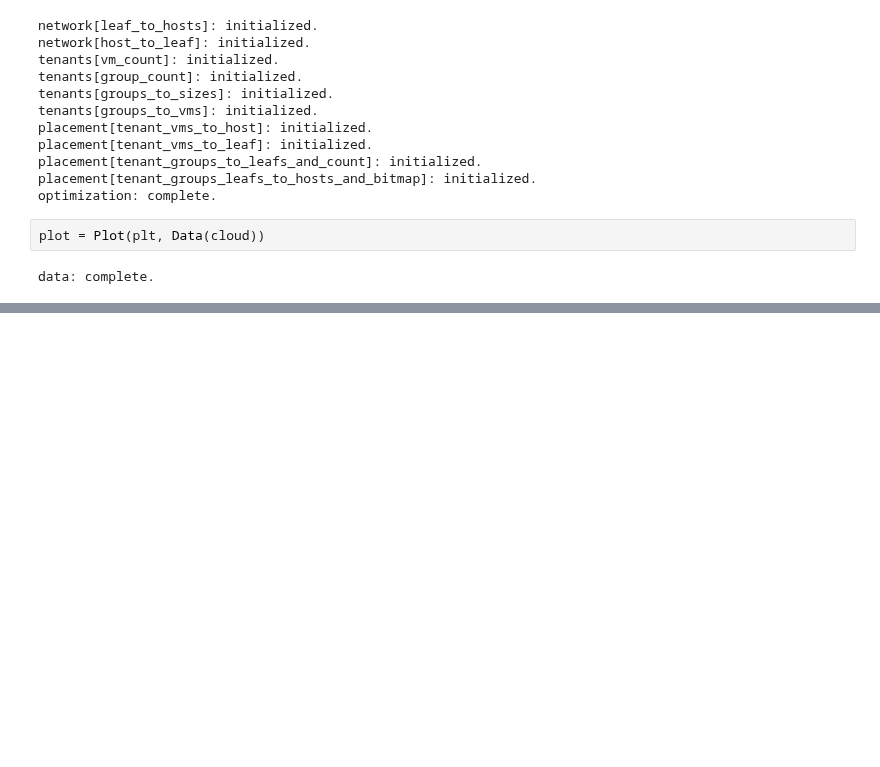
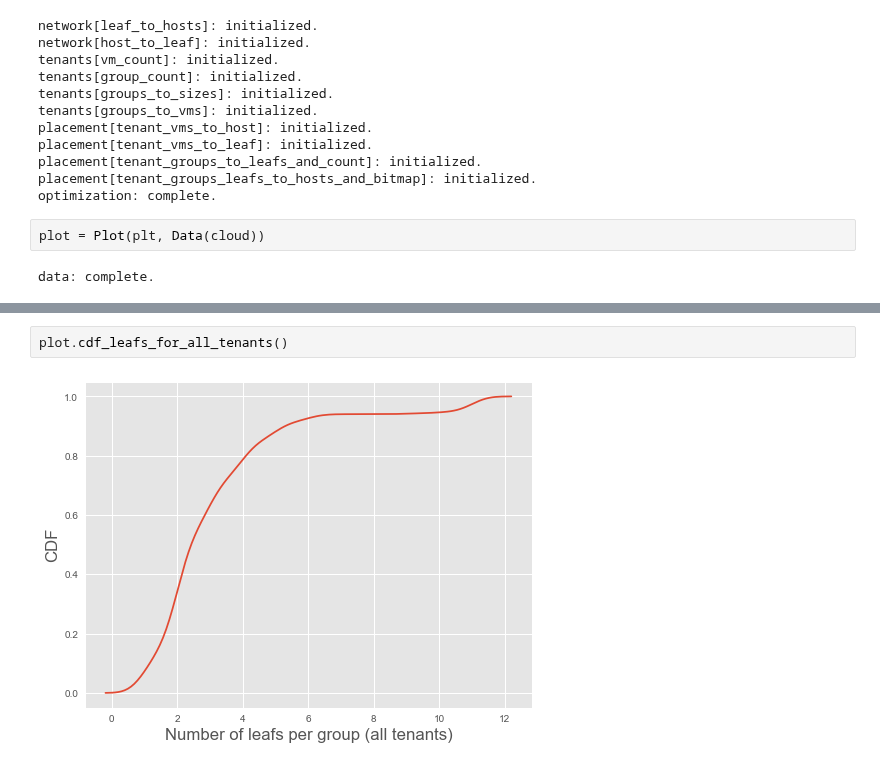
Before and after one commit to Elmo-MCast/numerical-evals, a Jupyter notebook: notebooks/temp.ipynb, the cells around one changed output, grey strips where cells are left out. Cells and saved outputs as stored; diff of their text form; blank space fills up the shorter version.

```diff
--- a/notebooks/temp.ipynb
+++ b/notebooks/temp.ipynb
@@ -118,0 +157,4 @@ dtype: float64
+# %%
+plot.cdf_leafs_for_all_tenants()
+# %% [output]
+[figure, added]
```
Also changed, not shown: parts of 10 cells of this notebook, 2 other files.
